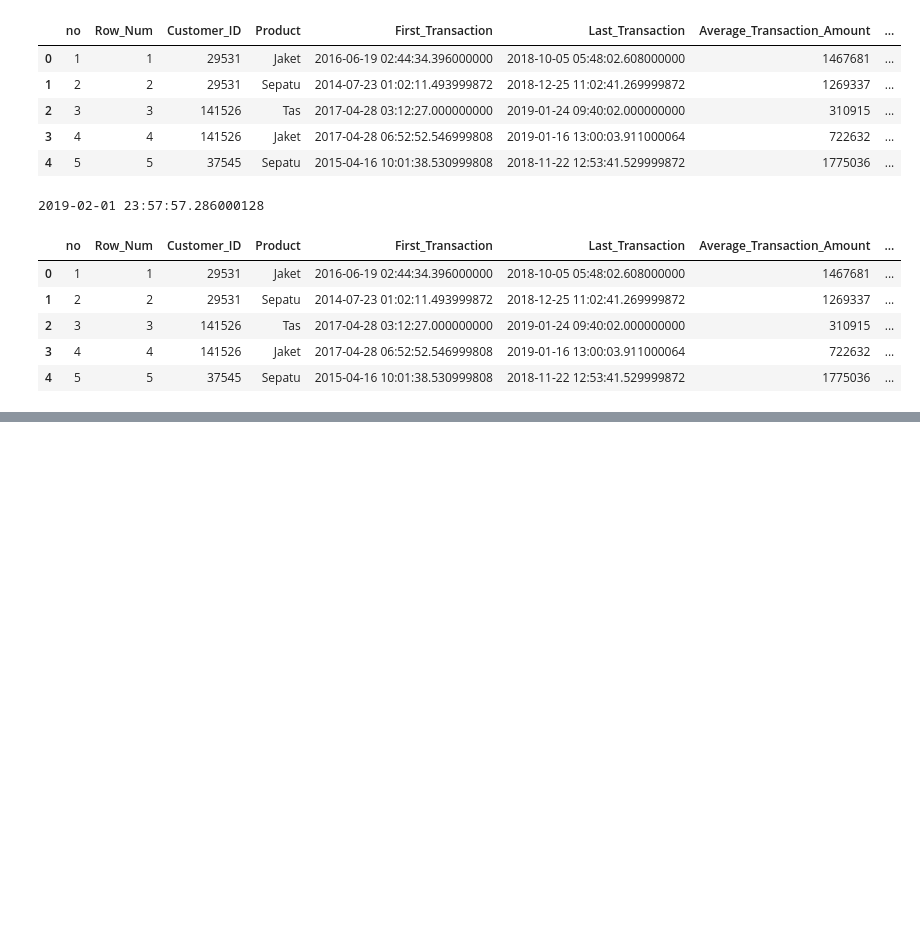
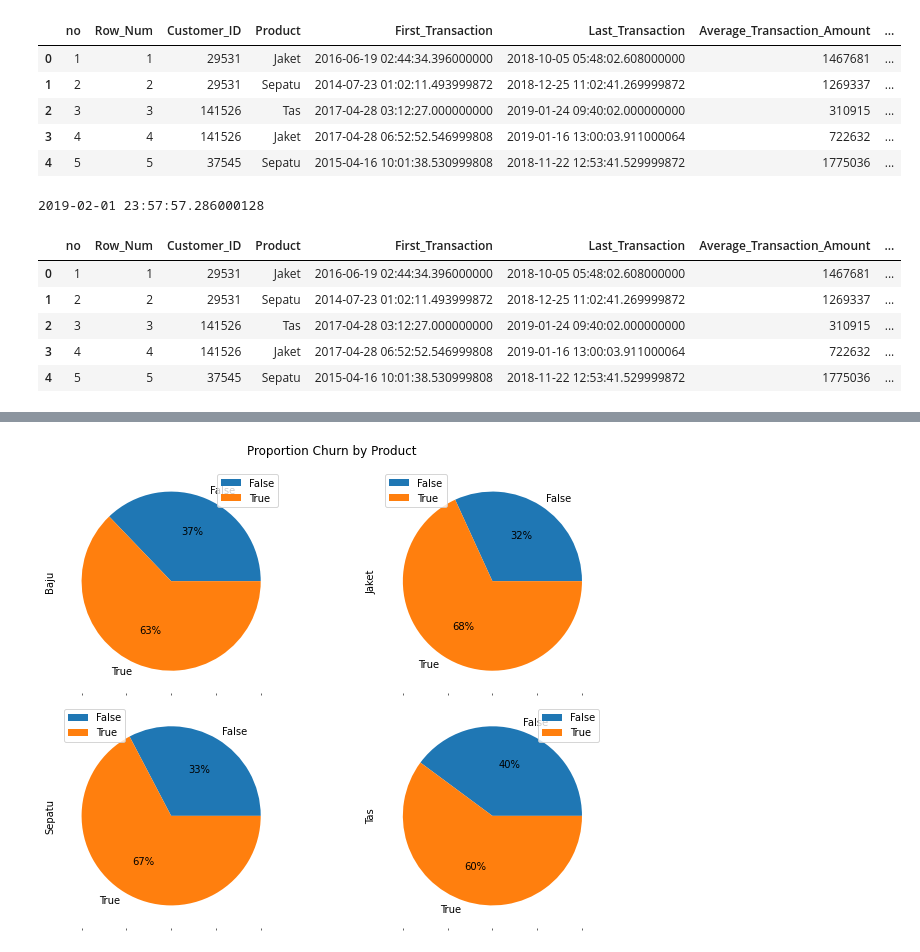
Before and after one commit to Iwanplayground/PROYEK-KECIL2AN, a Jupyter notebook: dataAnalystTest.ipynb, the cells around one changed output, grey strips where cells are left out. Cells and saved outputs as stored; diff of their text form; code cells hidden in the pictures; blank space fills up the shorter version.

```diff
--- a/dataAnalystTest.ipynb
+++ b/dataAnalystTest.ipynb
@@ -110,0 +143,22 @@ df.head()
+# %%
+# Dari sisi churned customer, khususnya untuk melihat seberapa besar proporsi churned customer untuk tiap-tiap produk dapat diketahui insight-nya melalui pie chart.
+# Visualisasikan pie chartnya untuk keempat produk yang dimaksudkan.
+
+df_piv = df.pivot_table(index='is_churn',
+                        columns='Product',
+                        values='Customer_ID',
+                        aggfunc='count',
+                        fill_value=0)
+# Mendapatkan Proportion Churn by Product
+plot_product = df_piv.count().sort_values(ascending=False).head(5).index
+# Plot pie chartnya
+df_piv = df_piv.reindex(columns=plot_product)
+df_piv.plot.pie(subplots=True,
+                figsize=(10, 7),
+                layout=(-1, 2),
+                autopct='%1.0f%%',
+                title='Proportion Churn by Product')
+plt.tight_layout()
+plt.show()
+# %% [output]
+[figure, added]
```
Also changed, not shown: parts of 7 cells of this notebook.
